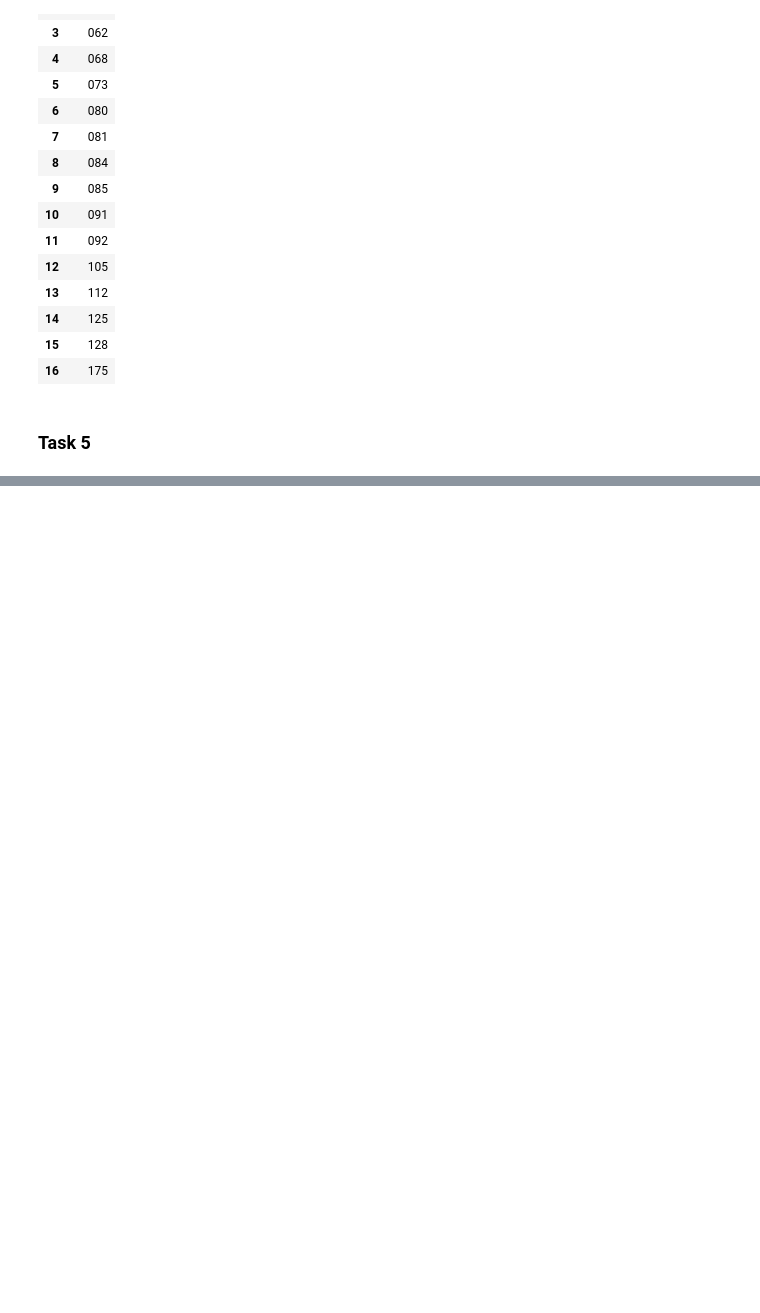
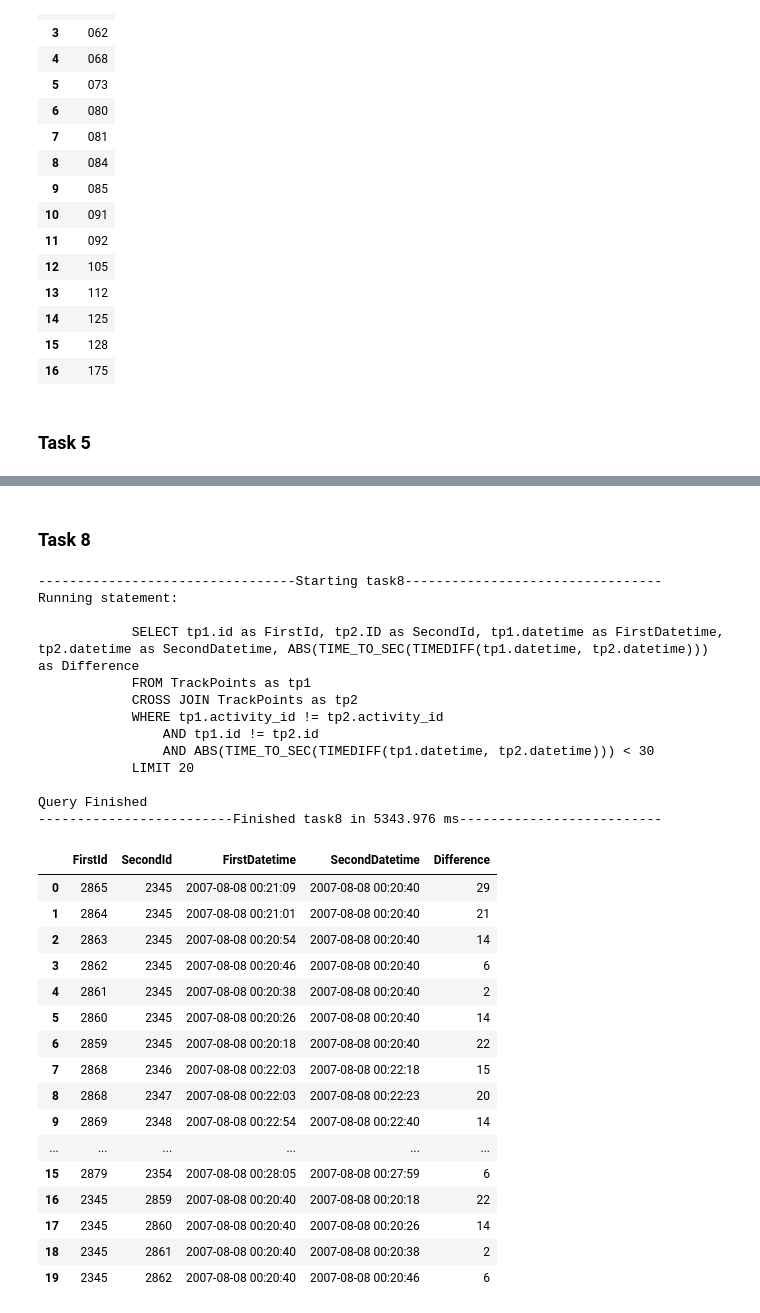
Before and after one commit to larwaa/large-distributed-data, a Jupyter notebook: src/task_notebook.ipynb, the cells around one changed output, grey strips where cells are left out. Saved outputs shown, nothing was run; the diff lists cells and outputs as text; code cells hidden in the pictures; blank space fills up the shorter version.

```diff
--- a/src/task_notebook.ipynb
+++ b/src/task_notebook.ipynb
@@ -234,0 +282,35 @@ ValueError: task1() requires a code object with 0 free vars, not 1
+# %% [markdown]
+### Task 8
+# %%
+tasks.task8()
+# %% [output]
+---------------------------------Starting task8---------------------------------
+Running statement:
+
+            SELECT tp1.id as FirstId, tp2.ID as SecondId, tp1.datetime as FirstDatetime, tp2.datetime as SecondDatetime, ABS(TIME_TO_SEC(TIMEDIFF(tp1.datetime, tp2.datetime))) as Difference
+            FROM TrackPoints as tp1
+            CROSS JOIN TrackPoints as tp2
+            WHERE tp1.activity_id != tp2.activity_id
+                AND tp1.id != tp2.id
+                AND ABS(TIME_TO_SEC(TIMEDIFF(tp1.datetime, tp2.datetime))) < 30
+            LIMIT 20
+
+Query Finished
+-------------------------Finished task8 in 5343.976 ms--------------------------
+|  | FirstId | SecondId | FirstDatetime | SecondDatetime | Difference |
+| 0 | 2865 | 2345 | 2007-08-08 00:21:09 | 2007-08-08 00:20:40 | 29 |
+| 1 | 2864 | 2345 | 2007-08-08 00:21:01 | 2007-08-08 00:20:40 | 21 |
+| 2 | 2863 | 2345 | 2007-08-08 00:20:54 | 2007-08-08 00:20:40 | 14 |
+| 3 | 2862 | 2345 | 2007-08-08 00:20:46 | 2007-08-08 00:20:40 | 6 |
+| 4 | 2861 | 2345 | 2007-08-08 00:20:38 | 2007-08-08 00:20:40 | 2 |
+| 5 | 2860 | 2345 | 2007-08-08 00:20:26 | 2007-08-08 00:20:40 | 14 |
+| 6 | 2859 | 2345 | 2007-08-08 00:20:18 | 2007-08-08 00:20:40 | 22 |
+| 7 | 2868 | 2346 | 2007-08-08 00:22:03 | 2007-08-08 00:22:18 | 15 |
+| 8 | 2868 | 2347 | 2007-08-08 00:22:03 | 2007-08-08 00:22:23 | 20 |
+| 9 | 2869 | 2348 | 2007-08-08 00:22:54 | 2007-08-08 00:22:40 | 14 |
+| ... | ... | ... | ... | ... | ... |
+| 15 | 2879 | 2354 | 2007-08-08 00:28:05 | 2007-08-08 00:27:59 | 6 |
+| 16 | 2345 | 2859 | 2007-08-08 00:20:40 | 2007-08-08 00:20:18 | 22 |
+| 17 | 2345 | 2860 | 2007-08-08 00:20:40 | 2007-08-08 00:20:26 | 14 |
+| 18 | 2345 | 2861 | 2007-08-08 00:20:40 | 2007-08-08 00:20:38 | 2 |
+| 19 | 2345 | 2862 | 2007-08-08 00:20:40 | 2007-08-08 00:20:46 | 6 |
```
Also changed, not shown: parts of 17 cells of this notebook, 2 other files.
